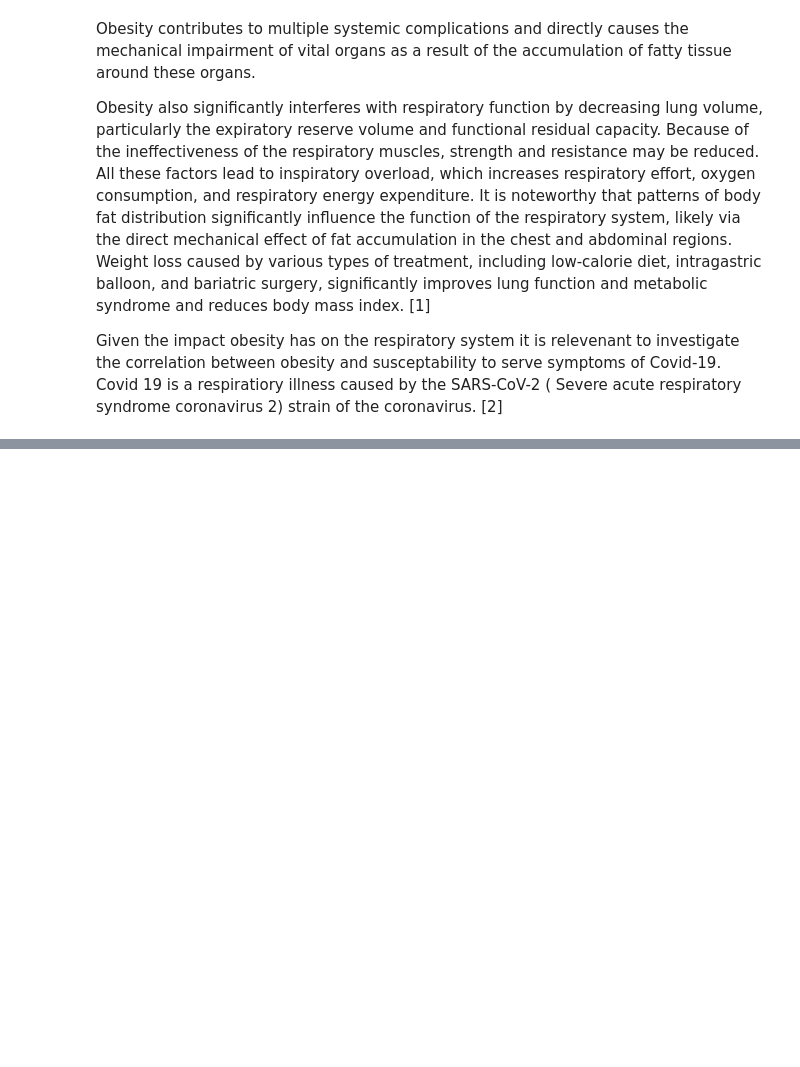
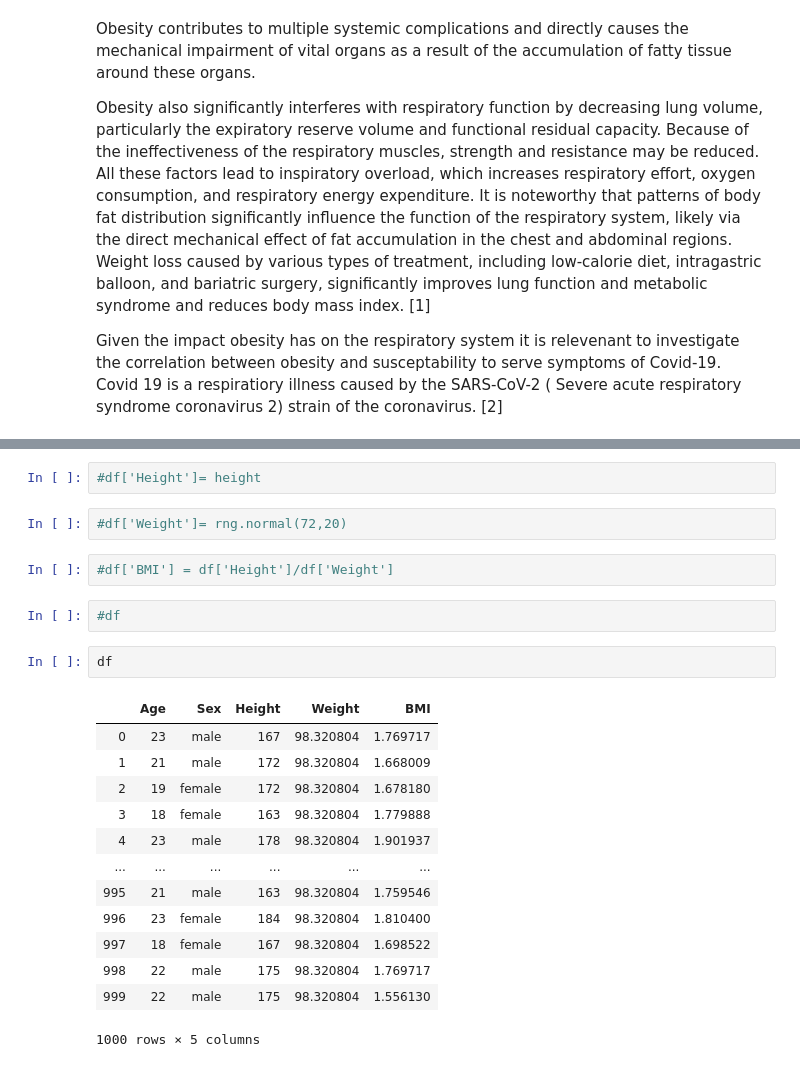
Before and after one commit to shaner1/ProgDA_Project_20, a Jupyter notebook: ProgDA_Project_2020.ipynb, the cells around one changed output, grey strips where cells are left out. Drawn from its saved outputs; the diff is of its cells as text; blank space fills up the shorter version.

```diff
--- a/ProgDA_Project_2020.ipynb
+++ b/ProgDA_Project_2020.ipynb
@@ -13,0 +159,24 @@ Given the impact obesity has on the respiratory system it is relevenant to inves
+# %%
+#df['Height']= height
+# %%
+#df['Weight']= rng.normal(72,20)
+# %%
+#df['BMI'] = df['Height']/df['Weight']
+# %%
+#df
+# %%
+df
+# %% [output]
+|  | Age | Sex | Height | Weight | BMI |
+| 0 | 23 | male | 167 | 98.320804 | 1.769717 |
+| 1 | 21 | male | 172 | 98.320804 | 1.668009 |
+| 2 | 19 | female | 172 | 98.320804 | 1.678180 |
+| 3 | 18 | female | 163 | 98.320804 | 1.779888 |
+| 4 | 23 | male | 178 | 98.320804 | 1.901937 |
+| ... | ... | ... | ... | ... | ... |
+| 995 | 21 | male | 163 | 98.320804 | 1.759546 |
+| 996 | 23 | female | 184 | 98.320804 | 1.810400 |
+| 997 | 18 | female | 167 | 98.320804 | 1.698522 |
+| 998 | 22 | male | 175 | 98.320804 | 1.769717 |
+| 999 | 22 | male | 175 | 98.320804 | 1.556130 |
+1000 rows × 5 columns
```
Also changed, not shown: parts of 29 cells of this notebook.
